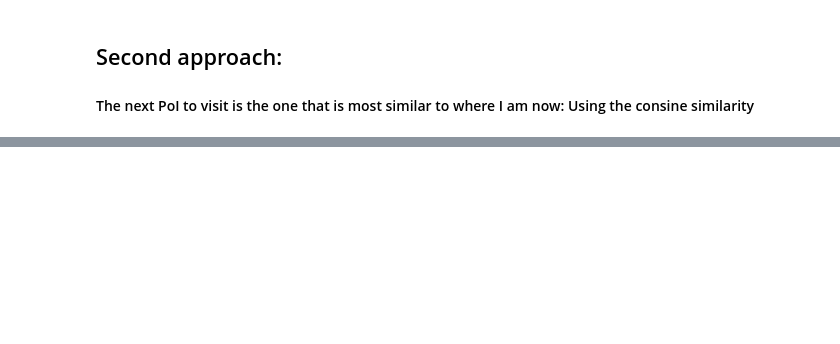
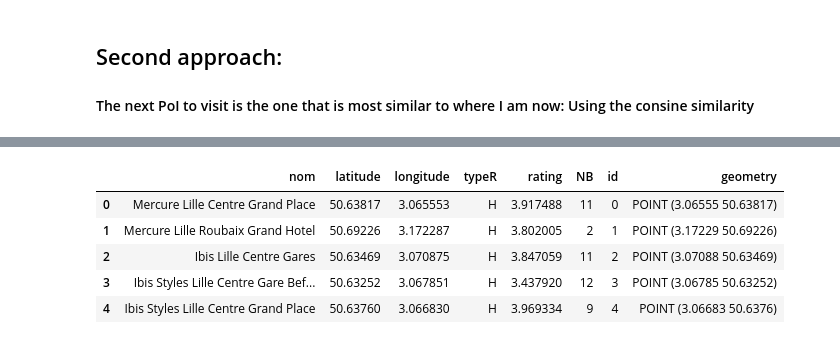
Before and after one commit to huvaso/RecSys_PoI_Embeddings, a Jupyter notebook: mel_torch.ipynb, the cells around one changed output, grey strips where cells are left out. Saved outputs shown, nothing was run; the diff lists cells and outputs as text; code cells hidden in the pictures; blank space fills up the shorter version.

```diff
--- a/mel_torch.ipynb
+++ b/mel_torch.ipynb
@@ -208,3 +255,12 @@ def visualizing_points(point_1, point_2, zoom):
+# %%
+# Function to create spatial points from lat and long
+# input: a dataframe of nodes with lat long
+# output: a dataframe of spatial points
+
+def create_spatialPoIfromDF(df_nodes):
+    geometria = [Point(xy) for xy in zip(df_nodes["longitude"], df_nodes["latitude"])]
+    gdf_points = gpd.GeoDataFrame(df_nodes, geometry=geometria, crs="EPSG:4326")
+    return gdf_points
 # %% [markdown]
 ## Recovering the data
 # %%
@@ -526,0 +568,15 @@ print(predicted_poi_cos)
+# %%
+# Getting amenities for Lille city
+# Transforming lat & long into spatial points for visualization
+
+lille_gdf, lille_gdf_ameni = getting_amenities("Lille")
+lille_gdf_points = create_spatialPoIfromDF(new_vertices)
+# %%
+lille_gdf_points.head()
+# %% [output]
+|  | nom | latitude | longitude | typeR | rating | NB | id | geometry |
+| 0 | Mercure Lille Centre Grand Place | 50.63817 | 3.065553 | H | 3.917488 | 11 | 0 | POINT (3.06555 50.63817) |
+| 1 | Mercure Lille Roubaix Grand Hotel | 50.69226 | 3.172287 | H | 3.802005 | 2 | 1 | POINT (3.17229 50.69226) |
+| 2 | Ibis Lille Centre Gares | 50.63469 | 3.070875 | H | 3.847059 | 11 | 2 | POINT (3.07088 50.63469) |
+| 3 | Ibis Styles Lille Centre Gare Bef... | 50.63252 | 3.067851 | H | 3.437920 | 12 | 3 | POINT (3.06785 50.63252) |
+| 4 | Ibis Styles Lille Centre Grand Place | 50.63760 | 3.066830 | H | 3.969334 | 9 | 4 | POINT (3.06683 50.6376) |
```
Also changed, not shown: parts of 19 cells of this notebook.
